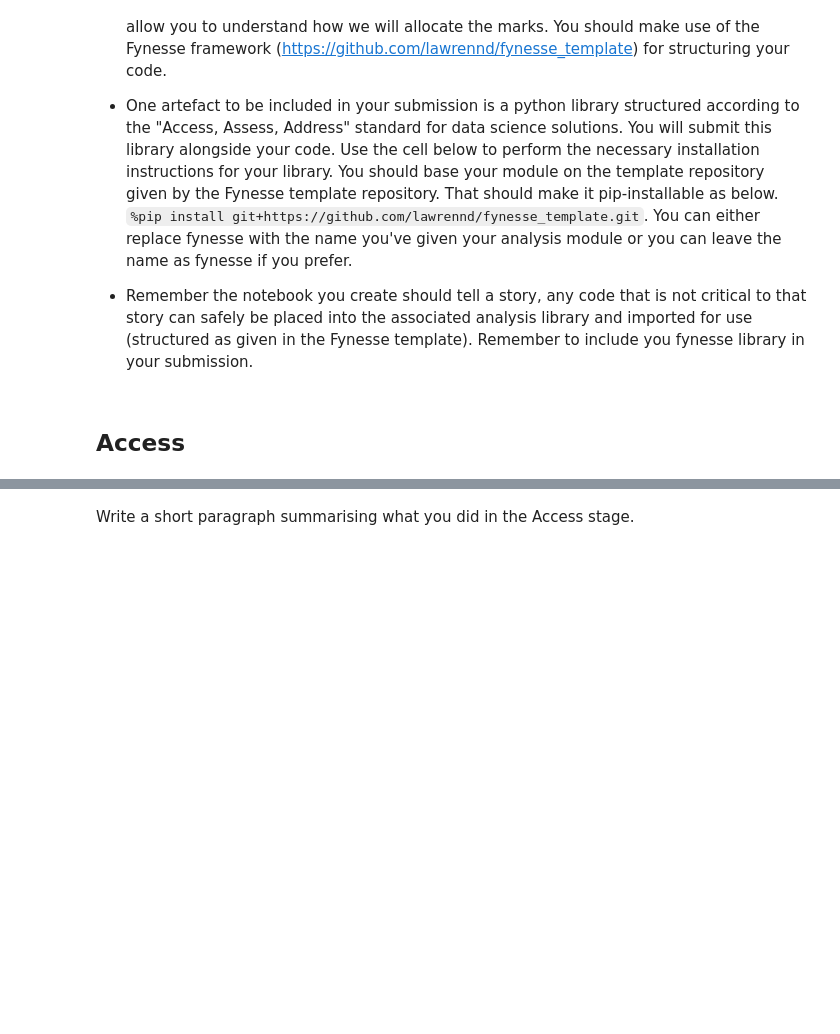
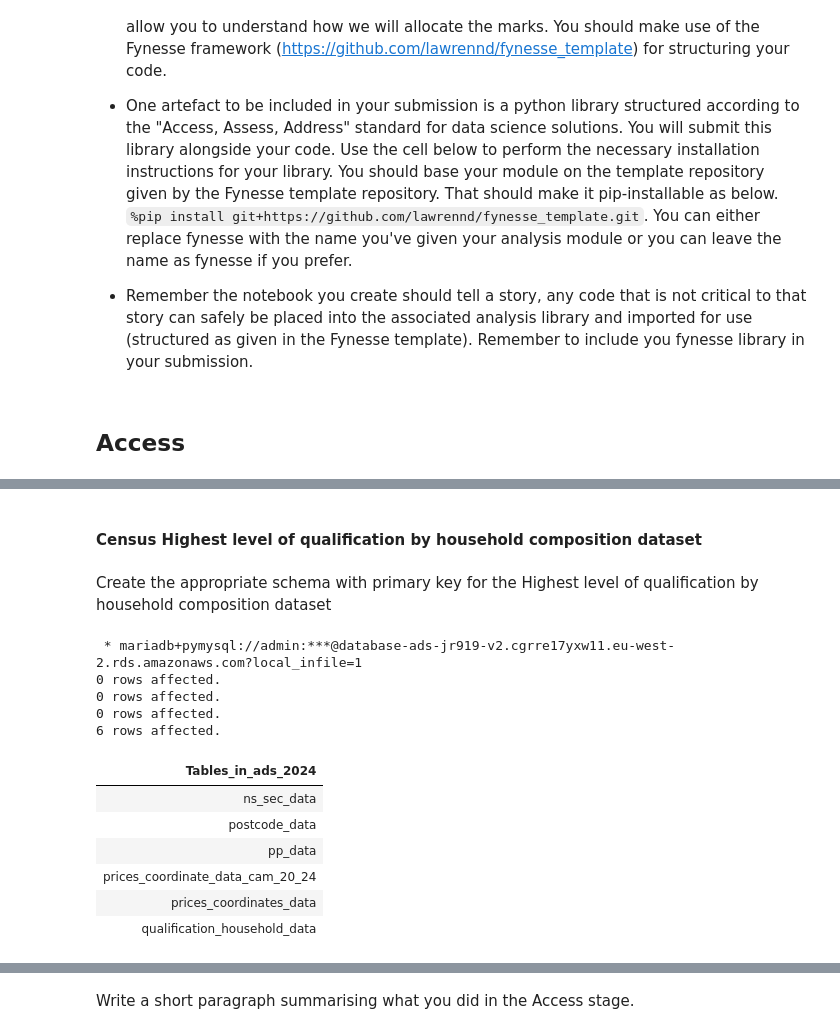
Before and after one commit to jr919cam/jr919_ads_2024, a Jupyter notebook: _notebooks/ads_course_assessment.ipynb, the cells around one changed output, grey strips where cells are left out. Cells and saved outputs as stored; diff of their text form; code cells hidden in the pictures; blank space fills up the shorter version.

```diff
--- a/_notebooks/ads_course_assessment.ipynb
+++ b/_notebooks/ads_course_assessment.ipynb
@@ -108,0 +219,32 @@ import fynesse
+# %% [markdown]
+#### Census Highest level of qualification by household composition dataset
+# %% [markdown]
+Create the appropriate schema with primary key for the  Highest level of qualification by household composition dataset
+# %%
+%%sql
+USE `ads_2024`;
+DROP TABLE IF EXISTS `qualification_household_data`;
+CREATE TABLE IF NOT EXISTS qualification_household_data (
+    id INT AUTO_INCREMENT PRIMARY KEY,
+    area_code VARCHAR(255) NOT NULL,
+    area_name VARCHAR(255) NOT NULL,
+    qualification_code INT NOT NULL,
+    qualification_category VARCHAR(255) NOT NULL,
+    household_code INT NOT NULL,
+    household_category VARCHAR(255) NOT NULL,
+    observation INT NOT NULL
+) DEFAULT CHARSET=utf8 COLLATE=utf8_bin AUTO_INCREMENT=1;
+SHOW tables
+# %% [output]
+ * mariadb+pymysql://admin:***@database-ads-jr919-v2.cgrre17yxw11.eu-west-2.rds.amazonaws.com?local_infile=1
+0 rows affected.
+0 rows affected.
+0 rows affected.
+6 rows affected.
+| Tables_in_ads_2024 |
+| ns_sec_data |
+| postcode_data |
+| pp_data |
+| prices_coordinate_data_cam_20_24 |
+| prices_coordinates_data |
+| qualification_household_data |
```
Also changed, not shown: parts of 16 cells of this notebook.
